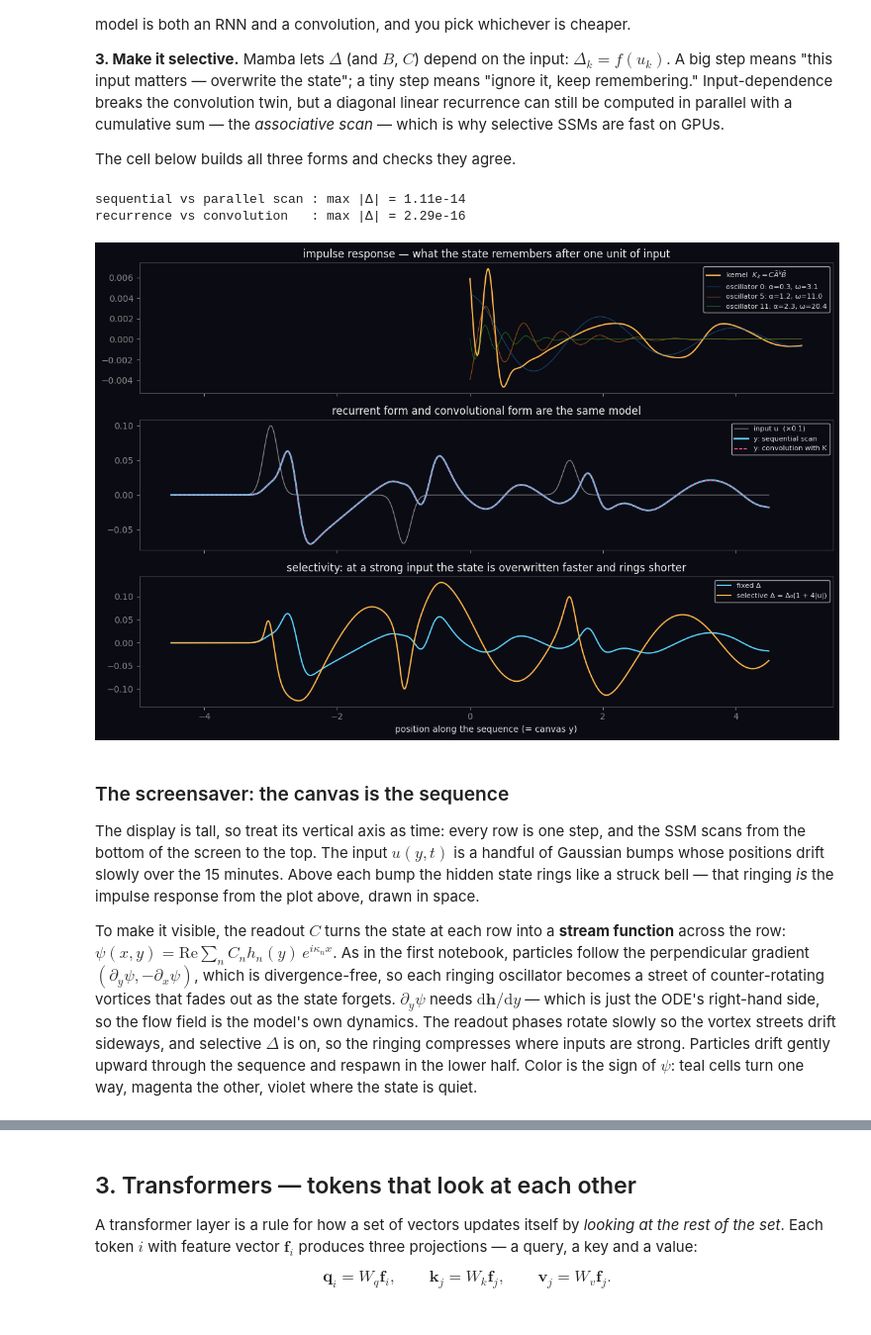
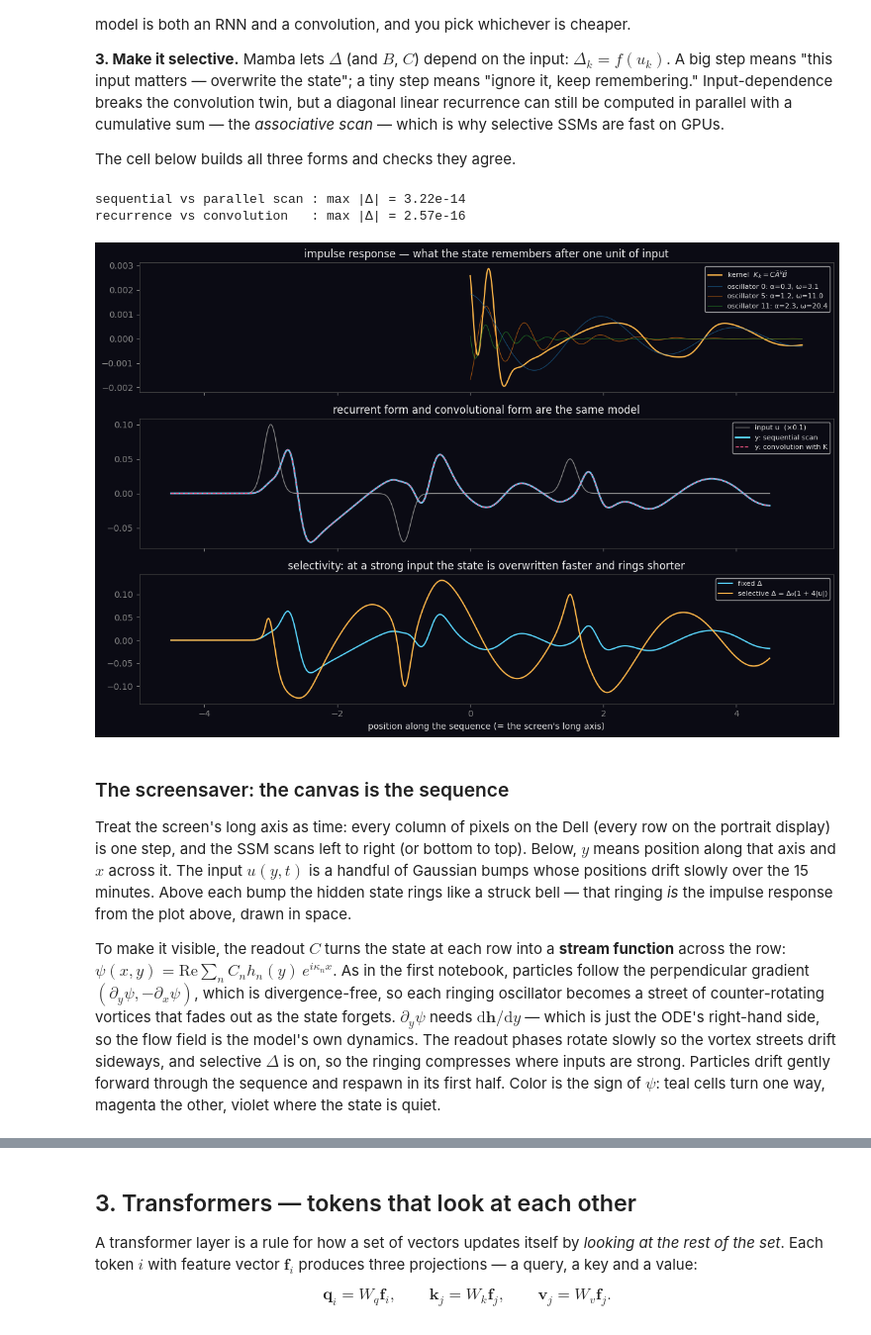
Before and after one commit to webpug/aiML, a Jupyter notebook: ml_concepts_screensavers.ipynb, the cells around one changed output, grey strips where cells are left out. Shown at 99% size. Cells and saved outputs as stored; diff of their text form; code cells hidden in the pictures.

```diff
--- a/ml_concepts_screensavers.ipynb
+++ b/ml_concepts_screensavers.ipynb
@@ -48,12 +57,32 @@ for k, v in {
 }.items():
     plt.rcParams[k] = v
 
-# Canvas geometry — 1:3 portrait, as before. Simulations live in a (±DOM_W, ±DOM_H) box.
-DOM_W, DOM_H = 1.5, 4.5
-CANVAS_W, CANVAS_H = 240, 720        # trail buffer
-OUT_W, OUT_H = 480, 1440             # encoded video: 2× bilinear upscale of the buffer
+# Display profiles: encoded video size. The trail buffer is half that, upscaled 2× on the way out.
+DISPLAYS = {
+    'dell34':   (3440, 1440),        # Dell 34" curved ultrawide, 21:9, native resolution
+    'portrait': (480, 1440),         # the 30" × 10" vertical display of the first notebook, 1:3
+}
+SAVER_DISPLAY = os.environ.get('SAVER_DISPLAY', 'dell34')
+OUT_W, OUT_H = DISPLAYS[SAVER_DISPLAY]
+CANVAS_W, CANVAS_H = OUT_W // 2, OUT_H // 2
+
+# Simulations live in a (±DOM_W, ±DOM_H) box with the screen's aspect. The long axis always spans
+# ±LONG, so shapes and sequences are designed once along it and orient() turns them to fit.
+LONG = 4.5
+LANDSCAPE = OUT_W > OUT_H
+DOM_W, DOM_H = (LONG, LONG * OUT_H / OUT_W) if LANDSCAPE else (LONG * OUT_W / OUT_H, LONG)
+SHORT = min(DOM_W, DOM_H)
+
+def orient(p):
+    """(across, along) ↔ (x, y): swaps the two columns on a landscape screen. Its own inverse."""
+    return p[..., [1, 0]] if LANDSCAPE else p
+
+# A bigger buffer needs more ink to look as rich: particle counts grow by INK**0.6 and splat
+# brightness by INK**0.4, where INK is buffer pixels relative to the original 240 × 720.
+INK = CANVAS_W * CANVAS_H / (240 * 720)
 FPS = 24
 LOOP_SECONDS = int(os.environ.get('LOOP_SECONDS', 15 * 60))
+print(f'display: {SAVER_DISPLAY}  {OUT_W} × {OUT_H}  (domain ±{DOM_W:.2f} × ±{DOM_H:.2f}, ink × {INK:.1f})')
 print(f'loop length: {LOOP_SECONDS} s  →  {LOOP_SECONDS * FPS:,} frames per screensaver')
 
 def phase(t, cycles=1):
@@ -420,8 +487,8 @@ why selective SSMs are fast on GPUs.
 The cell below builds all three forms and checks they agree.
 # %%
 N_STATE = 12
-L   = CANVAS_H                                   # sequence length = canvas rows (bottom → top)
-ys  = np.linspace(-DOM_H, DOM_H, L)
+L   = max(CANVAS_W, CANVAS_H)                    # sequence length = buffer pixels along the long axis
+ys  = np.linspace(-LONG, LONG, L)
 dy  = ys[1] - ys[0]
 
 # S4D-style initialisation: eigenvalues on a line in the left half-plane.
@@ -460,46 +527,48 @@ def kernel(delta, length):
     return np.real((C * Bbar)[None, :] * Abar[None, :] ** np.arange(length)[:, None]).sum(1)
 
 def readout(h):
     return np.real(h @ C)
 
 # A test input: three bumps of different sign, like three plucks of a string.
 u_test = sum(a * np.exp(-((ys - yc) / 0.15) ** 2) for a, yc in [(1.0, -3.0), (-0.7, -1.0), (0.5, 1.5)])
 h_seq  = scan_sequential(u_test, dy)
 h_par  = scan_parallel(u_test, dy)
 y_conv = np.convolve(u_test, kernel(dy, L))[:L]
 print(f'sequential vs parallel scan : max |Δ| = {np.abs(h_seq - h_par).max():.2e}')
 print(f'recurrence vs convolution   : max |Δ| = {np.abs(readout(h_seq) - y_conv).max():.2e}')
 
 delta_sel = dy * (1 + 4 * np.abs(u_test))        # selective: big inputs take big steps
 h_sel = scan_parallel(u_test, delta_sel)
 
 fig, axes = plt.subplots(3, 1, figsize=(12, 8), sharex=True)
-kk = kernel(dy, 400)
-axes[0].plot(ys[:400] + DOM_H, kk, color='#ffb84a', lw=1.5, label='kernel  $K_k = C\\bar{A}^k\\bar{B}$')
+NK = int(5 / dy)                                 # first 5 units of the impulse response
+kk = kernel(dy, NK)
+axes[0].plot(ys[:NK] + LONG, kk, color='#ffb84a', lw=1.5, label='kernel  $K_k = C\\bar{A}^k\\bar{B}$')
 for i in [0, 5, 11]:
     Abar, Bbar = discretize(dy)
-    axes[0].plot(ys[:400] + DOM_H, np.real(C[i] * Bbar[i] * Abar[i] ** np.arange(400)), lw=0.8, alpha=0.6,
+    axes[0].plot(ys[:NK] + LONG, np.real(C[i] * Bbar[i] * Abar[i] ** np.arange(NK)), lw=0.8, alpha=0.6,
                  label=f'oscillator {i}: α={alpha[i]:.1f}, ω={omega[i]:.1f}')
 axes[0].set_title('impulse response — what the state remembers after one unit of input'); axes[0].legend(fontsize=8)
 axes[1].plot(ys, 0.1 * u_test, color='#888', lw=1, label='input u  (×0.1)')
 axes[1].plot(ys, readout(h_seq), color='#5ad8ff', lw=2, label='y: sequential scan')
 axes[1].plot(ys, y_conv, color='#ff5a8a', lw=1, ls='--', label='y: convolution with K')
 axes[1].set_title('recurrent form and convolutional form are the same model'); axes[1].legend(fontsize=8)
 axes[2].plot(ys, readout(h_par), color='#5ad8ff', lw=1.5, label='fixed Δ')
 axes[2].plot(ys, readout(h_sel), color='#ffb84a', lw=1.5, label='selective Δ = Δ₀(1 + 4|u|)')
 axes[2].set_title('selectivity: at a strong input the state is overwritten faster and rings shorter')
-axes[2].legend(fontsize=8); axes[2].set_xlabel('position along the sequence (= canvas y)')
+axes[2].legend(fontsize=8); axes[2].set_xlabel("position along the sequence (= the screen's long axis)")
 plt.tight_layout(); plt.show()
 # %% [output]
-sequential vs parallel scan : max |Δ| = 1.11e-14
-recurrence vs convolution   : max |Δ| = 2.29e-16
+sequential vs parallel scan : max |Δ| = 3.22e-14
+recurrence vs convolution   : max |Δ| = 2.57e-16
-[figure, old version]
+[figure, new version]
 # %% [markdown]
 ### The screensaver: the canvas is the sequence
 
-The display is tall, so treat its vertical axis as time: every row is one
-step, and the SSM scans from the bottom of the screen to the top. The input
-$u(y, t)$ is a handful of Gaussian bumps whose positions drift slowly over the
+Treat the screen's long axis as time: every column of pixels on the Dell (every
+row on the portrait display) is one step, and the SSM scans left to right (or
+bottom to top). Below, $y$ means position along that axis and $x$ across it.
+The input $u(y, t)$ is a handful of Gaussian bumps whose positions drift slowly over the
 15 minutes. Above each bump the hidden state rings like a struck bell — that
 ringing *is* the impulse response from the plot above, drawn in space.
 
@@ -512,8 +581,8 @@ state forgets. $\partial_y\psi$ needs $\mathrm{d}\mathbf{h}/\mathrm{d}y$ — whi
 is just the ODE's right-hand side, so the flow field is the model's own
 dynamics. The readout phases rotate slowly so the vortex streets drift
 sideways, and selective $\Delta$ is on, so the ringing compresses where inputs
-are strong. Particles drift gently upward through the sequence and respawn in
-the lower half. Color is the sign of $\psi$: teal cells turn one way, magenta
+are strong. Particles drift gently forward through the sequence and respawn in
+its first half. Color is the sign of $\psi$: teal cells turn one way, magenta
 the other, violet where the state is quiet.
 # %%
 class SSMSaver:
```
Also changed, not shown: parts of 11 cells of this notebook, 5 other files.
